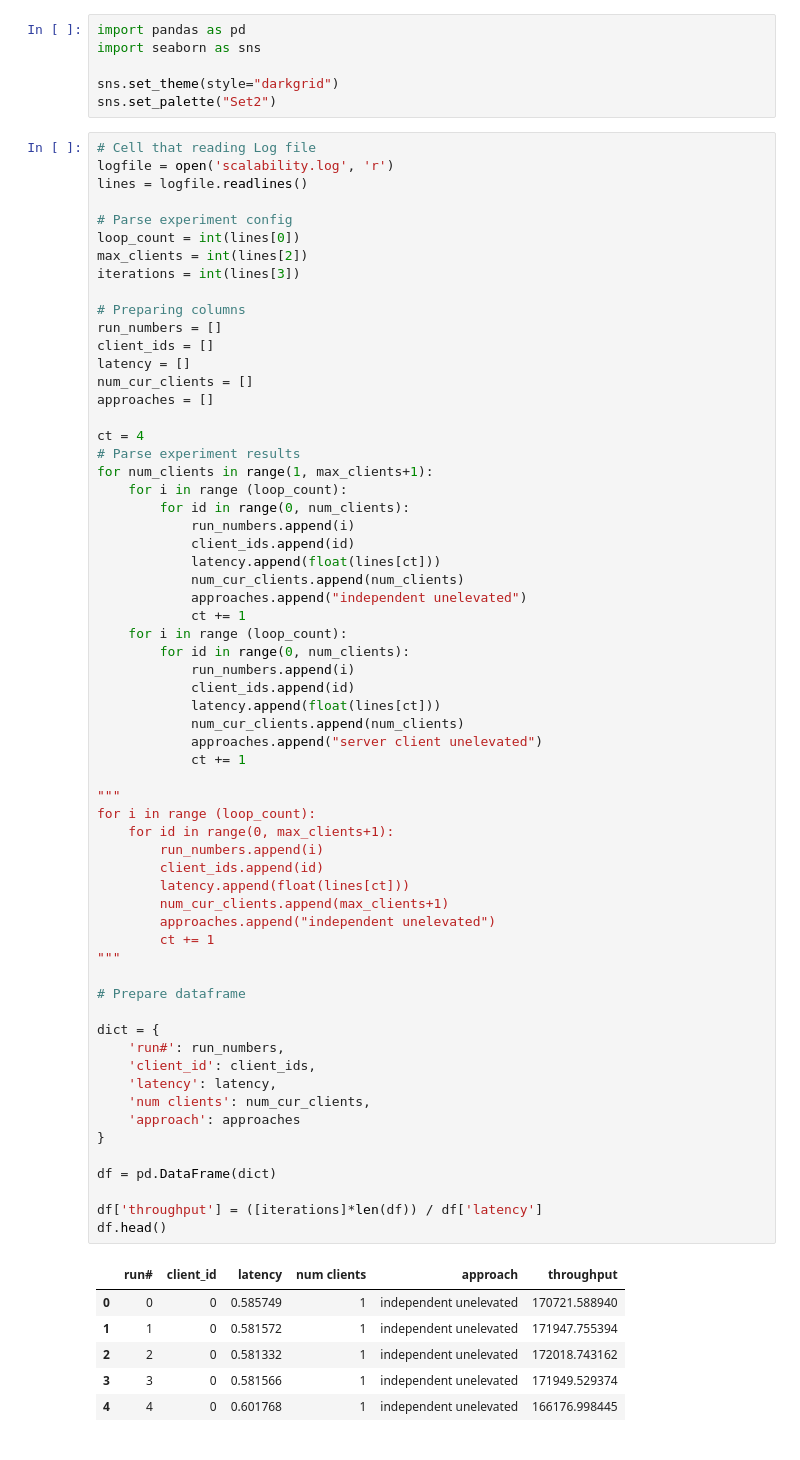
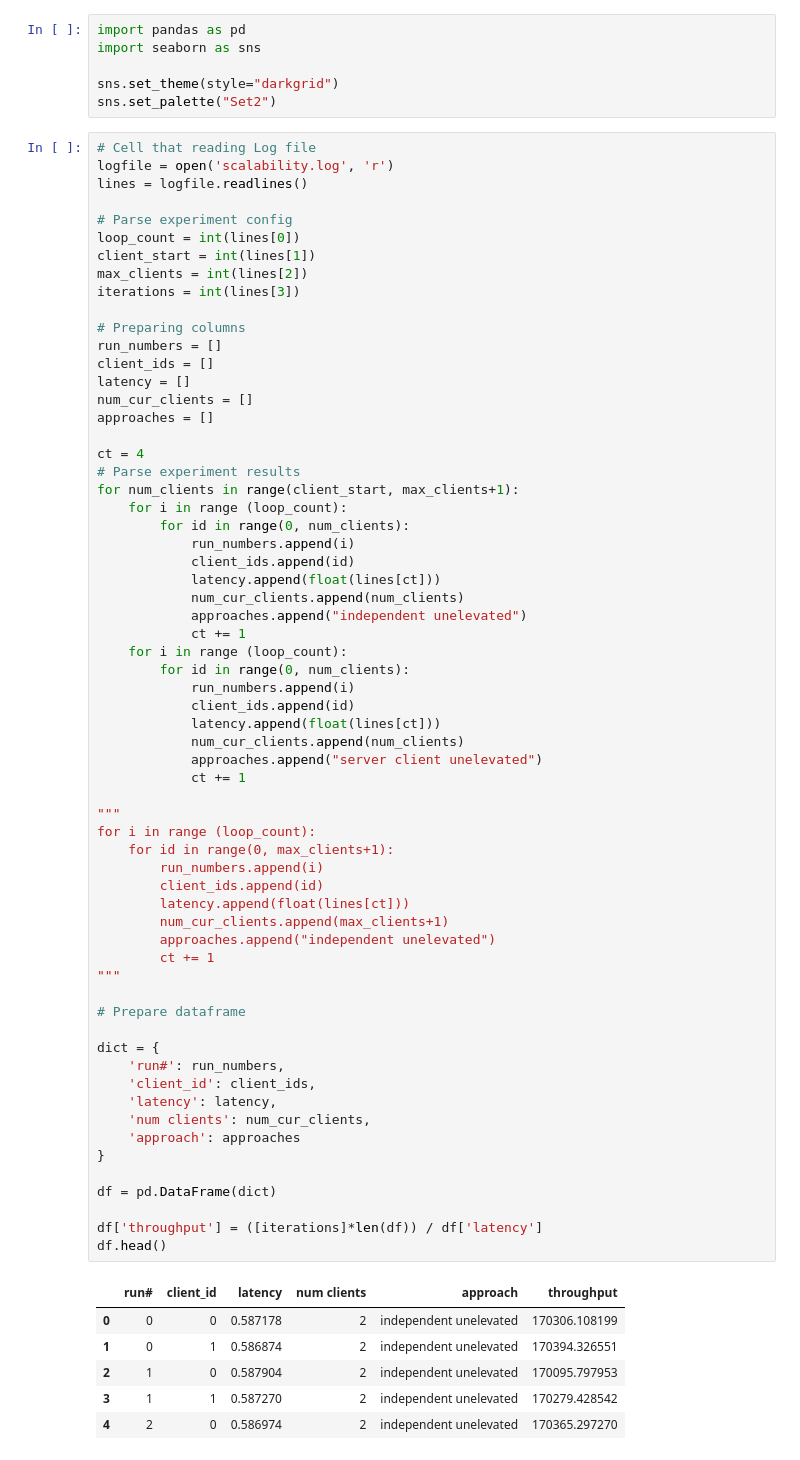
Before and after one commit to Symbi-OS/LinuxPrototypes, a Jupyter notebook: shmem_ipc/scalability_visual.ipynb, the cells around one changed output. Drawn from its saved outputs; the diff is of its cells as text.

```diff
--- a/shmem_ipc/scalability_visual.ipynb
+++ b/shmem_ipc/scalability_visual.ipynb
@@ -11,6 +11,7 @@ lines = logfile.readlines()
 
 # Parse experiment config
 loop_count = int(lines[0])
+client_start = int(lines[1])
 max_clients = int(lines[2])
 iterations = int(lines[3])
 
@@ -23,7 +24,7 @@ approaches = []
 
 ct = 4
 # Parse experiment results
-for num_clients in range(1, max_clients+1):
+for num_clients in range(client_start, max_clients+1):
     for i in range (loop_count):
         for id in range(0, num_clients):
             run_numbers.append(i)
@@ -41,38 +42,38 @@ for num_clients in range(1, max_clients+1):
             approaches.append("server client unelevated")
             ct += 1
 
 """
 for i in range (loop_count):
     for id in range(0, max_clients+1):
         run_numbers.append(i)
         client_ids.append(id)
         latency.append(float(lines[ct]))
         num_cur_clients.append(max_clients+1)
         approaches.append("independent unelevated")
         ct += 1
 """
 
 # Prepare dataframe
 
 dict = {
     'run#': run_numbers,
     'client_id': client_ids,
     'latency': latency,
     'num clients': num_cur_clients,
     'approach': approaches
 }
 
 df = pd.DataFrame(dict)
 
 df['throughput'] = ([iterations]*len(df)) / df['latency']
 df.head()
 # %% [output]
 |  | run# | client_id | latency | num clients | approach | throughput |
-| 0 | 0 | 0 | 0.585749 | 1 | independent unelevated | 170721.588940 |
-| 1 | 1 | 0 | 0.581572 | 1 | independent unelevated | 171947.755394 |
-| 2 | 2 | 0 | 0.581332 | 1 | independent unelevated | 172018.743162 |
-| 3 | 3 | 0 | 0.581566 | 1 | independent unelevated | 171949.529374 |
-| 4 | 4 | 0 | 0.601768 | 1 | independent unelevated | 166176.998445 |
+| 0 | 0 | 0 | 0.587178 | 2 | independent unelevated | 170306.108199 |
+| 1 | 0 | 1 | 0.586874 | 2 | independent unelevated | 170394.326551 |
+| 2 | 1 | 0 | 0.587904 | 2 | independent unelevated | 170095.797953 |
+| 3 | 1 | 1 | 0.587270 | 2 | independent unelevated | 170279.428542 |
+| 4 | 2 | 0 | 0.586974 | 2 | independent unelevated | 170365.297270 |
 # %%
 p1=sns.lmplot(data=df, x="num clients", y="throughput", hue="approach",  height=10)
 p1.set_axis_labels("number of concurrent clients", "throughput (req per second)")
```
Also changed, not shown: parts of 2 cells of this notebook, 2 other files.
